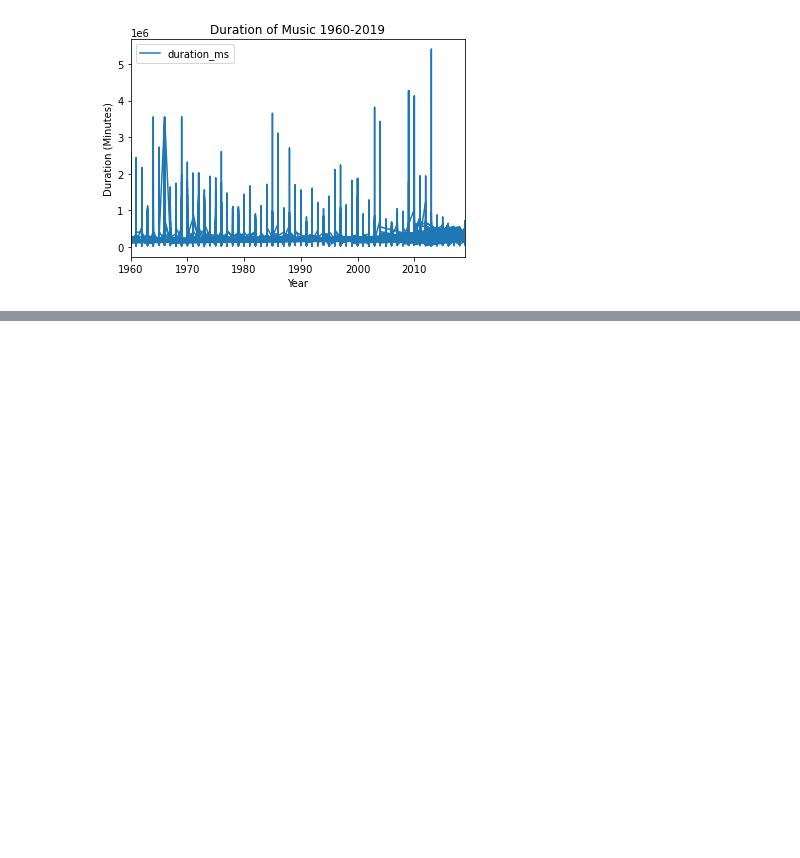
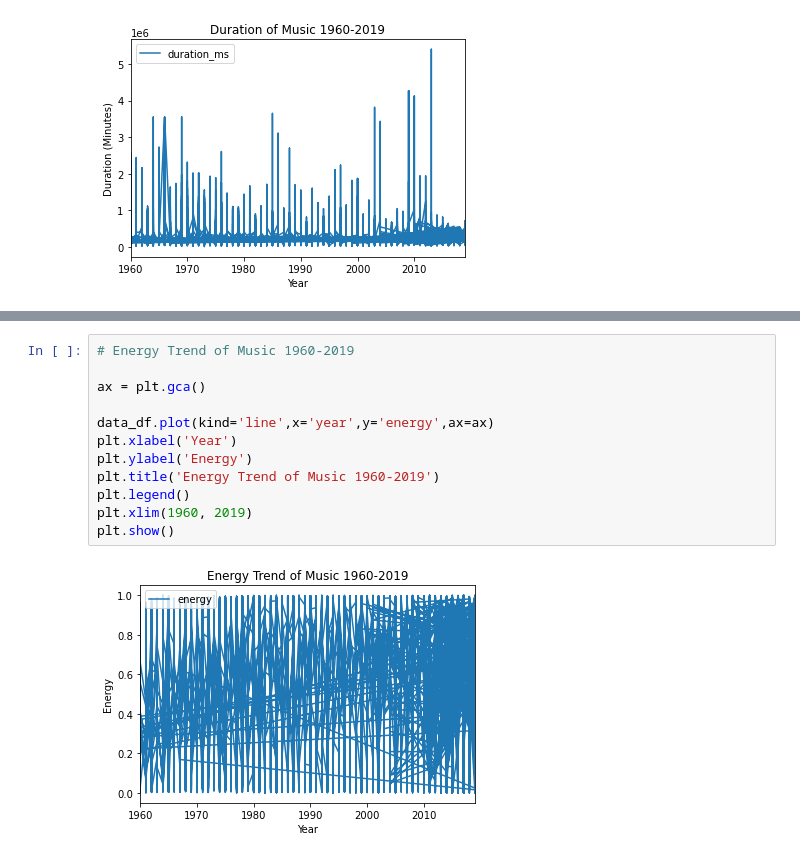
Before and after one commit to CameronSunyich/Group_Final_Project, a Jupyter notebook: Trends Graphs.ipynb, the cells around one changed output, grey strips where cells are left out. Cells and saved outputs as stored; diff of their text form; blank space fills up the shorter version.

```diff
--- a/Trends Graphs.ipynb
+++ b/Trends Graphs.ipynb
@@ -53,0 +82,14 @@ plt.show()
+# %%
+# Energy Trend of Music 1960-2019
+
+ax = plt.gca()
+
+data_df.plot(kind='line',x='year',y='energy',ax=ax)
+plt.xlabel('Year')
+plt.ylabel('Energy')
+plt.title('Energy Trend of Music 1960-2019')
+plt.legend()
+plt.xlim(1960, 2019)
+plt.show()
+# %% [output]
+[figure, added]
```
Also changed, not shown: parts of 3 cells of this notebook.
